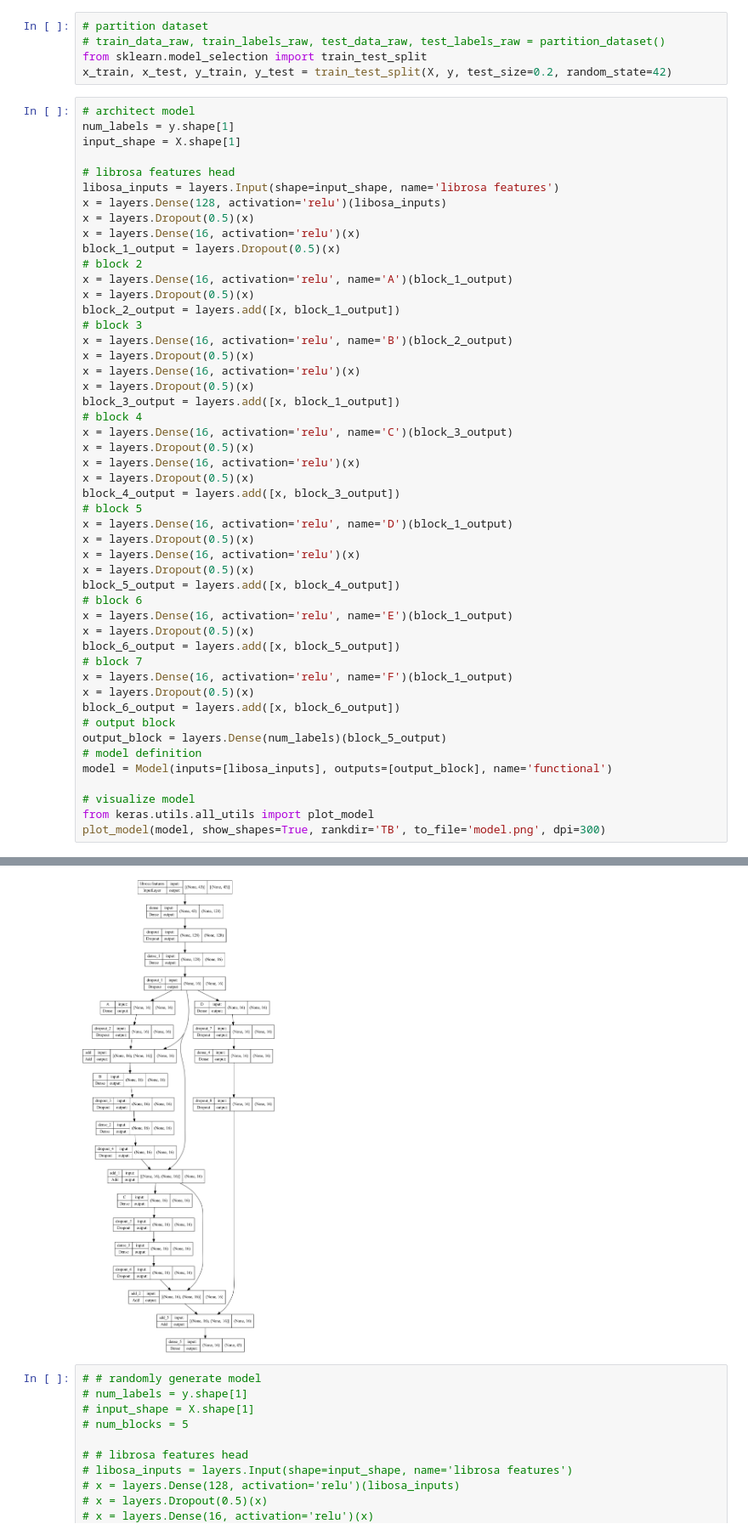
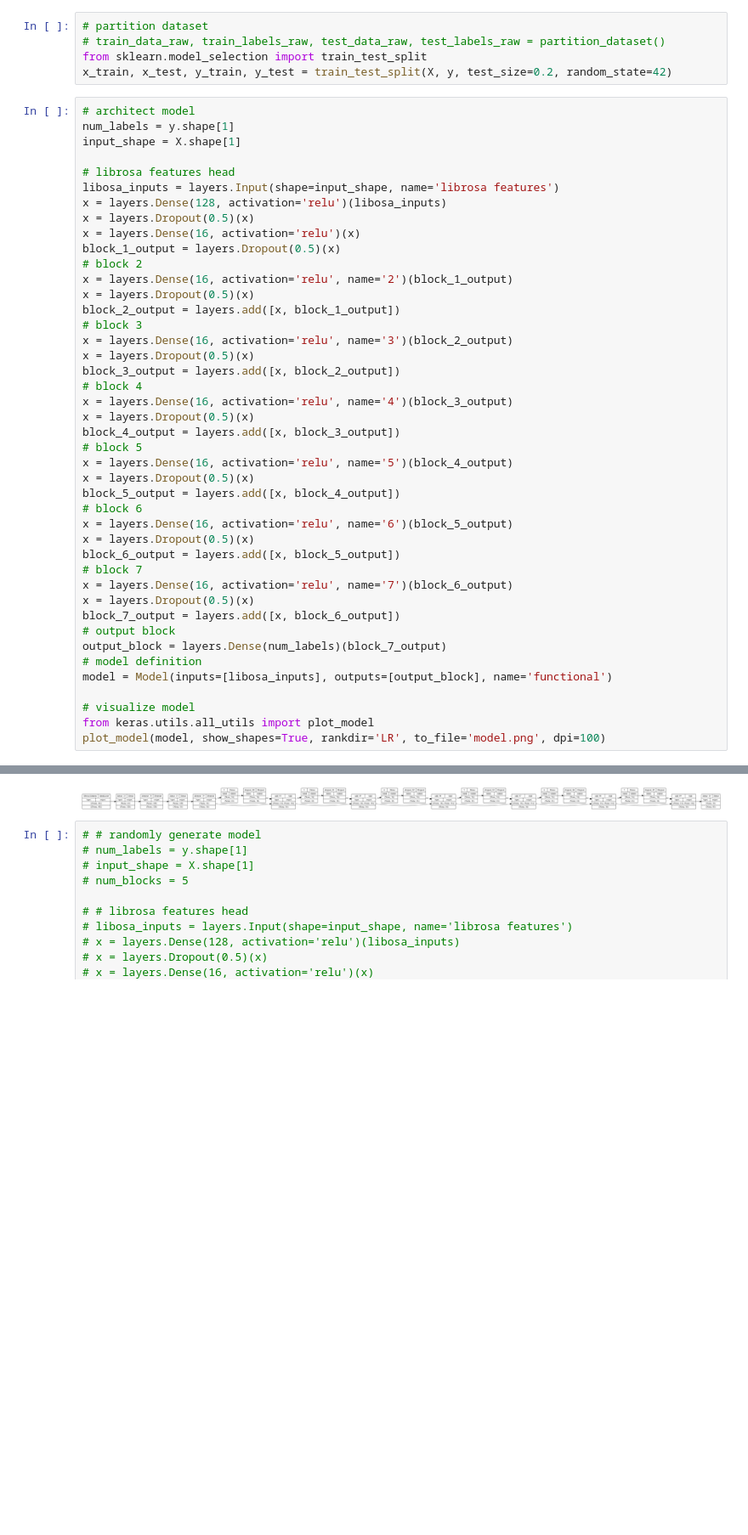
Before and after one commit to sedwardsmarsh/neural-synth, a Jupyter notebook: jupyter.ipynb, the cells around one changed output, grey strips where cells are left out. Shown: that part at 85% size. Drawn from its saved outputs; the diff is of its cells as text; blank space fills up the shorter version.

```diff
--- a/jupyter.ipynb
+++ b/jupyter.ipynb
@@ -110,41 +111,35 @@ x = layers.Dropout(0.5)(x)
 x = layers.Dense(16, activation='relu')(x)
 block_1_output = layers.Dropout(0.5)(x)
 # block 2
-x = layers.Dense(16, activation='relu', name='A')(block_1_output)
+x = layers.Dense(16, activation='relu', name='2')(block_1_output)
 x = layers.Dropout(0.5)(x)
 block_2_output = layers.add([x, block_1_output])
 # block 3
-x = layers.Dense(16, activation='relu', name='B')(block_2_output)
+x = layers.Dense(16, activation='relu', name='3')(block_2_output)
 x = layers.Dropout(0.5)(x)
-x = layers.Dense(16, activation='relu')(x)
-x = layers.Dropout(0.5)(x)
-block_3_output = layers.add([x, block_1_output])
+block_3_output = layers.add([x, block_2_output])
 # block 4
-x = layers.Dense(16, activation='relu', name='C')(block_3_output)
-x = layers.Dropout(0.5)(x)
-x = layers.Dense(16, activation='relu')(x)
+x = layers.Dense(16, activation='relu', name='4')(block_3_output)
 x = layers.Dropout(0.5)(x)
 block_4_output = layers.add([x, block_3_output])
 # block 5
-x = layers.Dense(16, activation='relu', name='D')(block_1_output)
-x = layers.Dropout(0.5)(x)
-x = layers.Dense(16, activation='relu')(x)
+x = layers.Dense(16, activation='relu', name='5')(block_4_output)
 x = layers.Dropout(0.5)(x)
 block_5_output = layers.add([x, block_4_output])
 # block 6
-x = layers.Dense(16, activation='relu', name='E')(block_1_output)
+x = layers.Dense(16, activation='relu', name='6')(block_5_output)
 x = layers.Dropout(0.5)(x)
 block_6_output = layers.add([x, block_5_output])
 # block 7
-x = layers.Dense(16, activation='relu', name='F')(block_1_output)
+x = layers.Dense(16, activation='relu', name='7')(block_6_output)
 x = layers.Dropout(0.5)(x)
-block_6_output = layers.add([x, block_6_output])
+block_7_output = layers.add([x, block_6_output])
 # output block
-output_block = layers.Dense(num_labels)(block_5_output)
+output_block = layers.Dense(num_labels)(block_7_output)
 # model definition
 model = Model(inputs=[libosa_inputs], outputs=[output_block], name='functional')
 
 # visualize model
 from keras.utils.all_utils import plot_model
-plot_model(model, show_shapes=True, rankdir='TB', to_file='model.png', dpi=300)
+plot_model(model, show_shapes=True, rankdir='LR', to_file='model.png', dpi=100)
 # %% [output]
@@ -157,4 +146,4 @@ maxCacheSize: 5.33 GB
-[figure, old version]
+[figure, new version]
 # %%
 # # randomly generate model
 # num_labels = y.shape[1]
```
Also changed, not shown: parts of 4 cells of this notebook.
